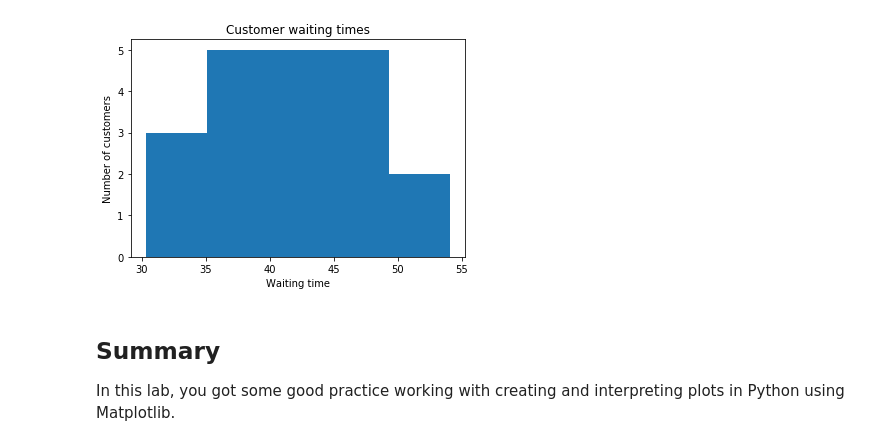
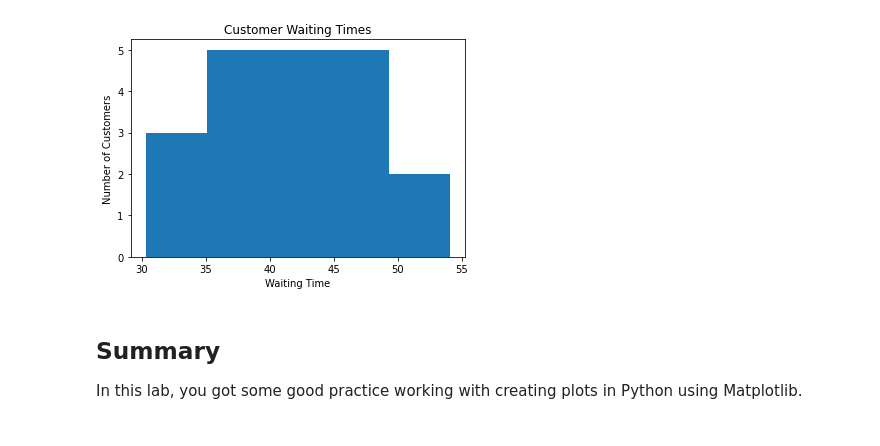
Before and after one commit to learn-co-curriculum/dsc-data-viz-lab, a Jupyter notebook: index.ipynb, the cells around one changed output. Saved outputs shown, nothing was run; the diff lists cells and outputs as text; code cells hidden in the pictures.

```diff
--- a/index.ipynb
+++ b/index.ipynb
@@ -102,19 +112,22 @@ Joe is the branch manager at a bank. Recently, Joe been receiving customer feedb
 # %%
 x = [43.1, 35.6, 37.5, 36.5, 45.3, 43.4,
      40.3, 50.2, 47.3, 31.2, 42.2, 45.5,
      30.3, 31.4, 35.6, 45.2, 54.1, 45.6,
      36.5, 43.1]
 
-#Plot the distogram with hist() function
-plt.hist(x, bins = 5)
+# Create the plot
+fig, ax = plt.subplots()
 
-plt.xlabel('Waiting time')
-plt.ylabel('Number of customers')
-plt.title('Customer waiting times')
-plt.show()
+# Plot the histogram with hist() function
+ax.hist(x, bins=5)
+
+# Label axes and set title
+ax.set_xlabel("Waiting Time")
+ax.set_ylabel("Number of Customers")
+ax.set_title("Customer Waiting Times");
 # %% [output]
-[figure, old version]
+[figure, new version]
 # %% [markdown]
 ## Summary
 
-In this lab, you got some good practice working with creating and interpreting plots in Python using Matplotlib.
+In this lab, you got some good practice working with creating plots in Python using Matplotlib.
```
Also changed, not shown: parts of 7 cells of this notebook, 10 other files.
